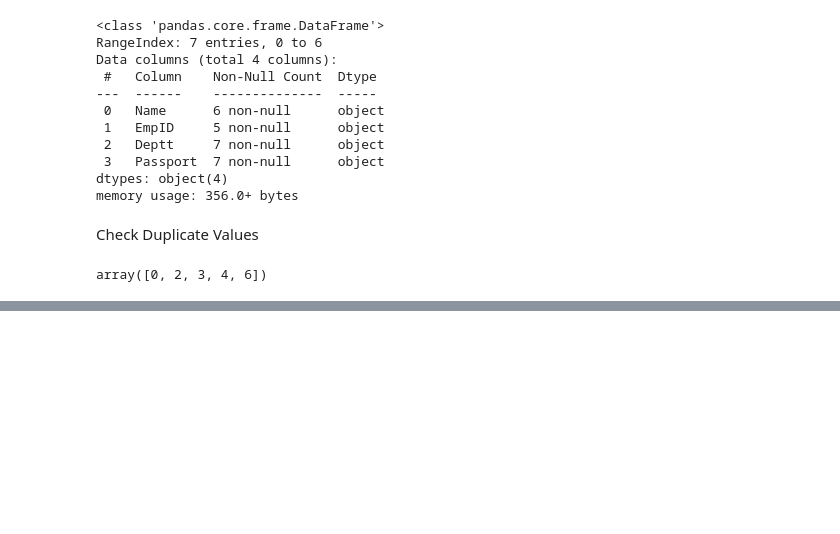
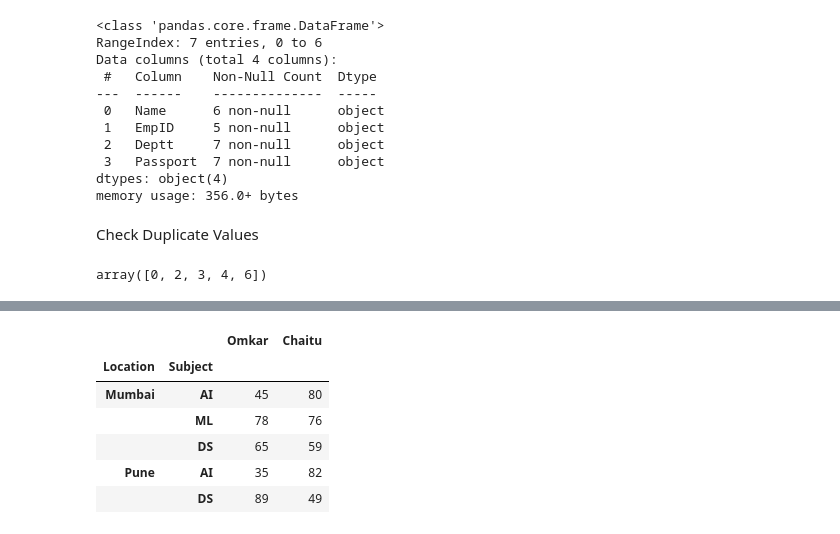
Before and after one commit to Omkar210/Statistics-and-ML, a Jupyter notebook: Day3.ipynb, the cells around one changed output, grey strips where cells are left out. Drawn from its saved outputs; the diff is of its cells as text; code cells hidden in the pictures; blank space fills up the shorter version.

```diff
--- a/Day3.ipynb
+++ b/Day3.ipynb
@@ -349,0 +456,8 @@ print(len(ind[0]))
+# %%
+locn1 = ['Mumbai','Mumbai','Mumbai','Pune','Pune']
+course = ['AI','ML','DS','AI','DS']
+marks1 = [45,78,65,35,89]
+marks2 = [80,76,59,82,49]
+
+mydf = pd.DataFrame({'Omkar':marks1,'Chaitu':marks2},index=[locn1,course])
+mydf
@@ -349,0 +471,13 @@ print(len(ind[0]))
+# %%
+# index Name will be applied to labels
+# this type label/index is called multi-index where index name is empty by default
+mydf.index.names = ['Location','Subject']
+mydf
+# %% [output]
+|  |  | Omkar | Chaitu |
+| Location | Subject |  |  |
+| Mumbai | AI | 45 | 80 |
+|  | ML | 78 | 76 |
+|  | DS | 65 | 59 |
+| Pune | AI | 35 | 82 |
+|  | DS | 89 | 49 |
```
Also changed, not shown: parts of 11 cells of this notebook.
